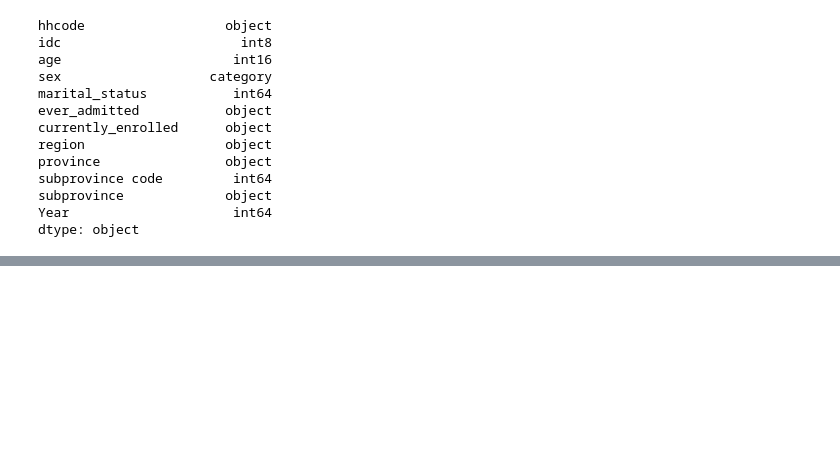
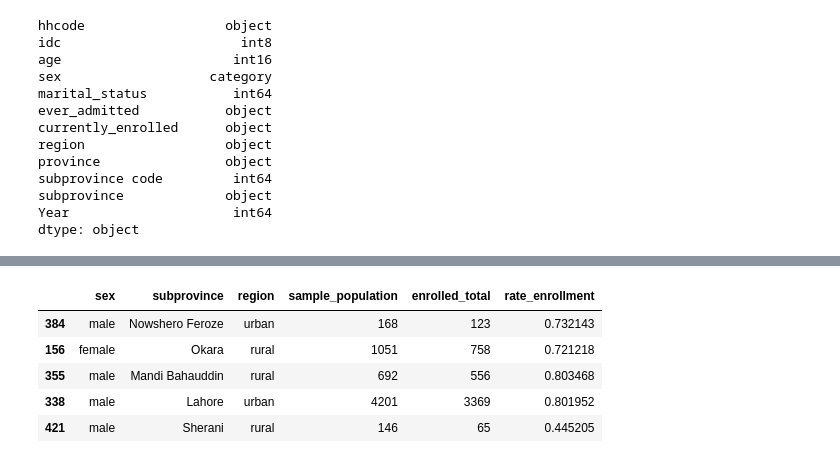
Before and after one commit to preetkhowaja/taliban_impact_pakistan, a Jupyter notebook: 10_data_cleaning/PSLM-1920.ipynb, the cells around one changed output, grey strips where cells are left out. Saved outputs shown, nothing was run; the diff lists cells and outputs as text; code cells hidden in the pictures; blank space fills up the shorter version.

```diff
--- a/10_data_cleaning/PSLM-1920.ipynb
+++ b/10_data_cleaning/PSLM-1920.ipynb
@@ -222,0 +289,23 @@ years19_20_.to_csv('/Users/preetkhowaja/Documents/midssp2022/unifying/uds-2022-i
+# %%
+# Code Cell 2:
+# compute enrollment_rate
+df_grp_merge["rate_enrollment"] = (
+    df_grp_merge["currently_enrolled_y"] / df_grp_merge["currently_enrolled_x"]
+)
+# rename columns
+df_grp_merge = df_grp_merge.rename(
+    columns={
+        "currently_enrolled_x": "sample_population",
+        "currently_enrolled_y": "enrolled_total",
+    }
+)
+# drop "_merge" column
+df_grp_merge.drop(["_merge"], axis=1, inplace=True)
+df_grp_merge.sample(5)
+# %% [output]
+|  | sex | subprovince | region | sample_population | enrolled_total | rate_enrollment |
+| 384 | male | Nowshero Feroze | urban | 168 | 123 | 0.732143 |
+| 156 | female | Okara | rural | 1051 | 758 | 0.721218 |
+| 355 | male | Mandi Bahauddin | rural | 692 | 556 | 0.803468 |
+| 338 | male | Lahore | urban | 4201 | 3369 | 0.801952 |
+| 421 | male | Sherani | rural | 146 | 65 | 0.445205 |
```
Also changed, not shown: parts of 13 cells of this notebook.
